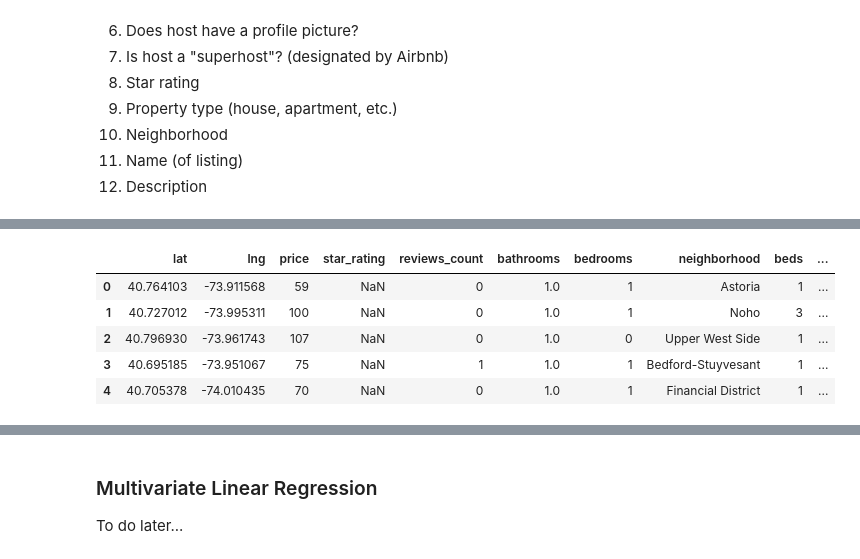
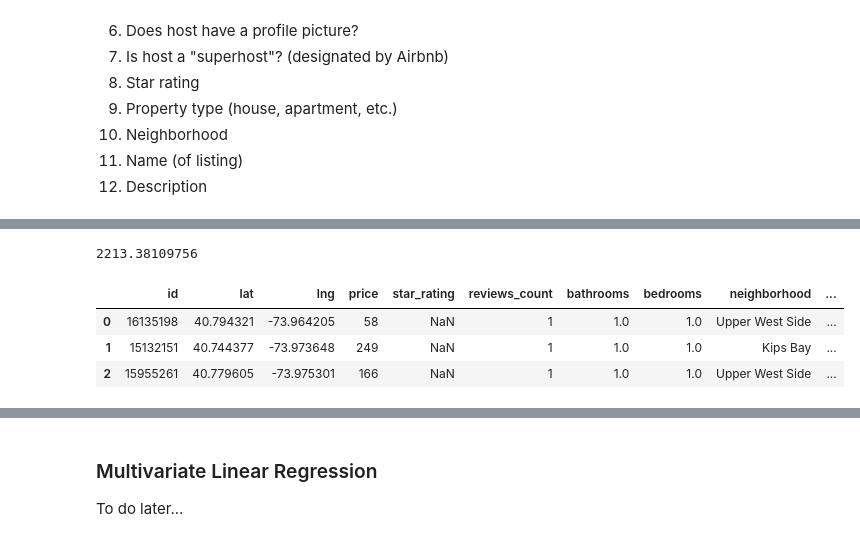
Before and after one commit to shouvikmani/AirbnbDataAnalysis, a Jupyter notebook: Analyzing_Airbnb_in_New_York_City.ipynb, the cells around one changed output, grey strips where cells are left out. Cells and saved outputs as stored; diff of their text form; code cells hidden in the pictures.

Commit message:
Include average rent variable

```diff
--- a/Analyzing_Airbnb_in_New_York_City.ipynb
+++ b/Analyzing_Airbnb_in_New_York_City.ipynb
@@ -116,6 +115,6 @@ You can run the `airbnb-client.py` script in this directory by running the follo
 
 The results will be saved to `airbnb-results.csv`. We will store this csv in a Pandas DataFrame.
 # %%
-airbnbDF = pd.read_csv("airbnb-results.csv")
+airbnbDF = pd.read_csv("data/airbnb-results.csv").drop_duplicates()
 airbnbDF.head(3)
 # %% [output]
@@ -194,7 +193,7 @@ Before we jump into any regression, let's use some visualizations to get an idea
 #### Categorical Variables
 We can create histograms and conditional box plots to visualize the relationship between the categorical variables (everything except neighborhood, name and description) and price.
 # %%
-def plotHistogram(xlabel):
+def plotHistogram(airbnbDF, name, xlabel):
     allValues = airbnbDF[name].dropna()   # Dropping NA for box plot
     plt.hist(allValues)
     plt.xlabel(xlabel)
@@ -239,7 +238,7 @@ for i, var in enumerate(variables):
     xlabel = var['xlabel']
     # Plot histogram
     plt.subplot(8, 2, 2*i+1)
-    plotHistogram(xlabel)
+    plotHistogram(airbnbDF, name, xlabel)
     # Plot box plot
     plt.subplot(8, 2, 2*i+2)
     plotBoxPlot(airbnbDF, name, xlabel)
@@ -280,28 +284,40 @@ Still, the box plot shows that some neighborhoods are more expensive than others
 # %%
-# Initialize Rents Client
-rents_client = rc.RentsClient("data/MedianRentalPrice_1Bedroom.csv", "New York")
+class RentsClient:
+
+    def __init__(self, csv_pathname, metro):
+        df = pd.read_csv(csv_pathname)
+        self.rents = df[df["Metro"] == metro]
+        self.DATE_STRING = "2016-10"
+
+
+    def get_avg_rent(self, neighborhood):
+        result = self.rents.loc[self.rents["RegionName"] == neighborhood]
+        if not result.empty:
+            return result.iloc[0][self.DATE_STRING]
+        else:
+            return None
 
 # Find avg rent of each neighborhood
+rents_client = rc.RentsClient("data/Neighborhood_MedianRentalPrice_1Bedroom.csv", "New York")
 avg_rents = []
 for i, row in airbnbDF.iterrows():
     avg_rent = rents_client.get_avg_rent(row["neighborhood"])
     avg_rents.append(avg_rent)
 
 airbnbDF["avg_neighborhood_rent"] = pd.Series(avg_rents)
 
 # Remove all NaNs
 avg_rents = [r for r in avg_rents if r]
-# Calculate median of all avg rent values
+# Calculate mean of all avg rent values
 mean_avg_rent = sum(avg_rents)/float(len(avg_rents))
 
 # Set all avg_neighborhood_rent that are NaN to median value
 airbnbDF["avg_neighborhood_rent"] = airbnbDF["avg_neighborhood_rent"].fillna(mean_avg_rent)
 
-airbnbDF.head()
+airbnbDF.head(3)
 # %% [output]
+2213.38109756
-|  | lat | lng | price | star_rating | reviews_count | bathrooms | bedrooms | neighborhood | beds | ... |
-| 0 | 40.764103 | -73.911568 | 59 | NaN | 0 | 1.0 | 1 | Astoria | 1 | ... |
-| 1 | 40.727012 | -73.995311 | 100 | NaN | 0 | 1.0 | 1 | Noho | 3 | ... |
-| 2 | 40.796930 | -73.961743 | 107 | NaN | 0 | 1.0 | 0 | Upper West Side | 1 | ... |
-| 3 | 40.695185 | -73.951067 | 75 | NaN | 1 | 1.0 | 1 | Bedford-Stuyvesant | 1 | ... |
-| 4 | 40.705378 | -74.010435 | 70 | NaN | 0 | 1.0 | 1 | Financial District | 1 | ... |
+|  | id | lat | lng | price | star_rating | reviews_count | bathrooms | bedrooms | neighborhood | ... |
+| 0 | 16135198 | 40.794321 | -73.964205 | 58 | NaN | 1 | 1.0 | 1.0 | Upper West Side | ... |
+| 1 | 15132151 | 40.744377 | -73.973648 | 249 | NaN | 1 | 1.0 | 1.0 | Kips Bay | ... |
+| 2 | 15955261 | 40.779605 | -73.975301 | 166 | NaN | 1 | 1.0 | 1.0 | Upper West Side | ... |
```
Also changed, not shown: parts of 10 cells of this notebook, 4 other files.
